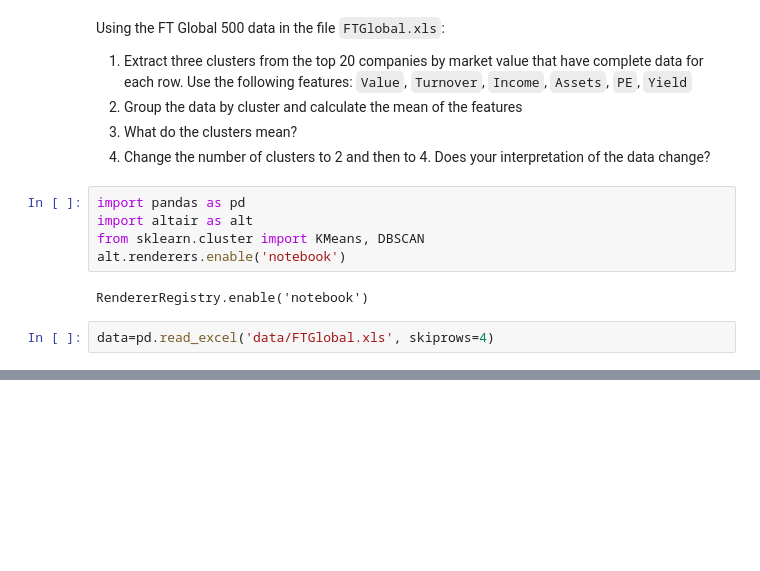
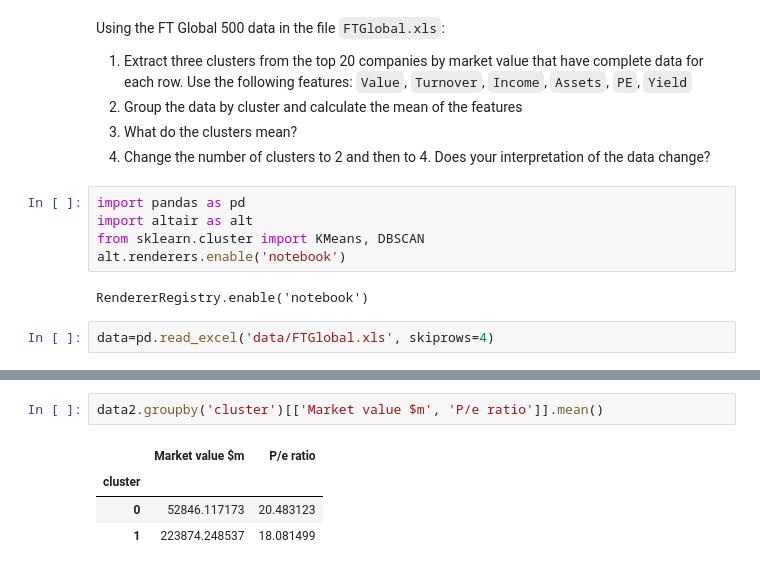
Before and after one commit to hanisaf/mist5730-6380-spring2020, a Jupyter notebook: 44-warmup-sol.ipynb, the cells around one changed output, grey strips where cells are left out. Cells and saved outputs as stored; diff of their text form; blank space fills up the shorter version.

```diff
--- a/44-warmup-sol.ipynb
+++ b/44-warmup-sol.ipynb
@@ -34 +55,8 @@ data['pe'] = data['P/e ratio'] / data['P/e ratio'].max()
+# %%
+data2.groupby('cluster')[['Market value $m', 'P/e ratio']].mean()
+# %% [output]
+|  | Market value $m | P/e ratio |
+| cluster |  |  |
+| 0 | 52846.117173 | 20.483123 |
+| 1 | 223874.248537 | 18.081499 |
 # %%
```
Also changed, not shown: parts of 16 cells of this notebook, 3 other files.
